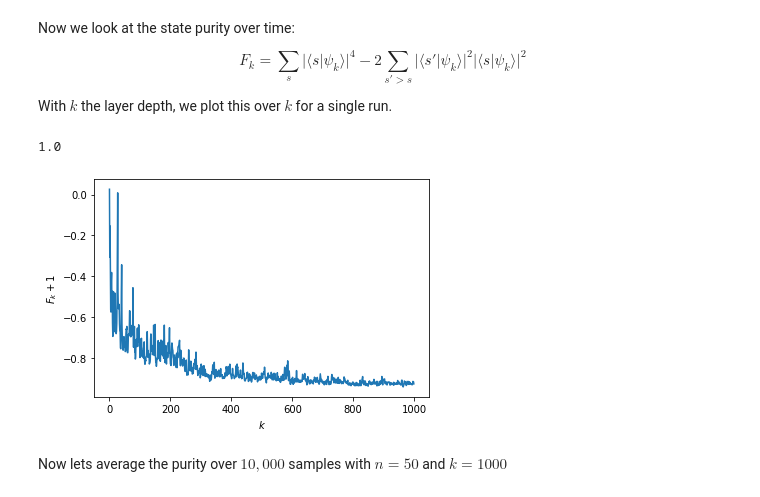
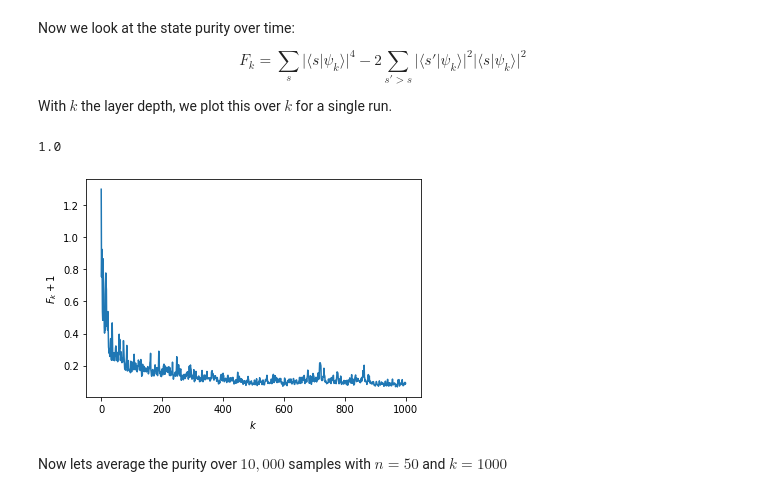
Before and after one commit to Renmusxd/RandomUnitaryLayers, a Jupyter notebook: jupyter/Test.ipynb, the cells around one changed output. Saved outputs shown, nothing was run; the diff lists cells and outputs as text; code cells hidden in the pictures.

```diff
--- a/jupyter/Test.ipynb
+++ b/jupyter/Test.ipynb
@@ -27,17 +40,17 @@ $$F_k = \sum_s \vert \langle s \vert \psi_k \rangle \vert^4 - 2\sum_{s'>s} \vert
 
 With $k$ the layer depth, we plot this over $k$ for a single run.
 # %%
-s = py_entropy.SingleDefectState(numpy.asarray([1.0] + [0]*49, dtype="complex128"))
+s = py_entropy.SingleDefectState(numpy.asarray([1.0] + [0]*(n-1), dtype="complex128"))
 print(s.get_purity())
 purities = s.apply_alternative_layers_and_save_purity(k, periodic_boundaries=False)
 
-pyplot.plot(purities)
+pyplot.plot(purities + 1)
 pyplot.xlabel('$k$')
 pyplot.ylabel('$F_k + 1$')
 pyplot.show()
 # %% [output]
 1.0
-[figure, old version]
+[figure, new version]
 # %% [markdown]
 Now lets average the purity over $10,000$ samples with $n=50$ and $k=1000$
 # %%
```
Also changed, not shown: parts of 4 cells of this notebook.
